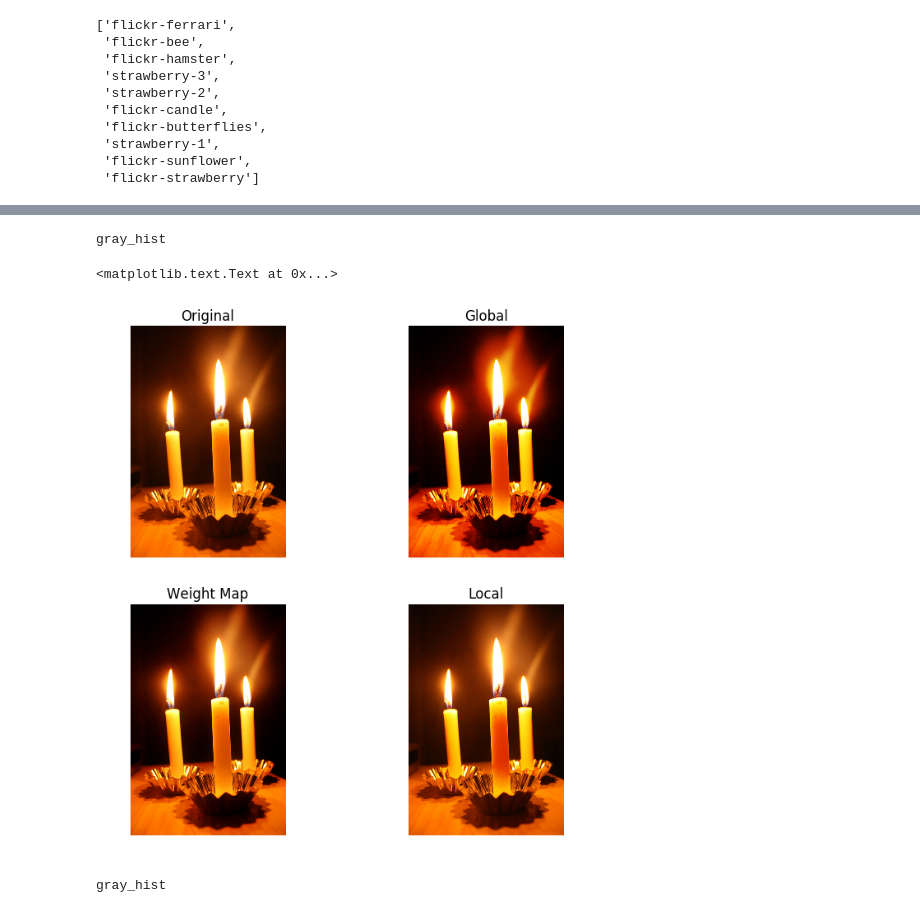
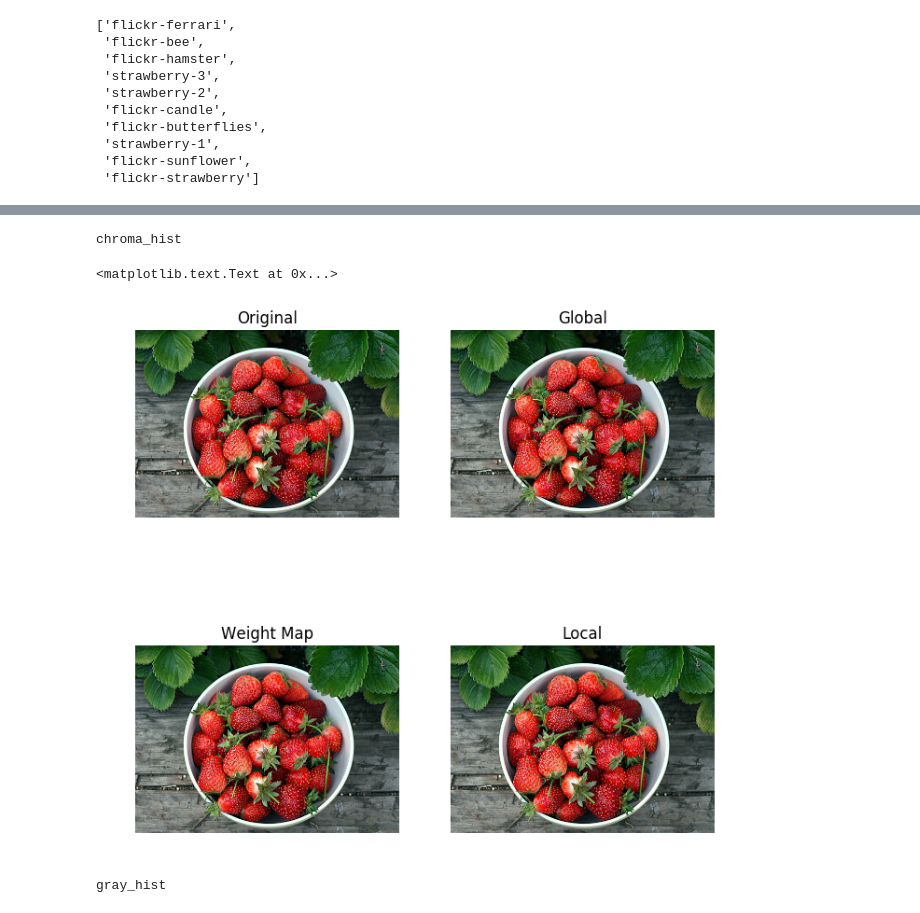
Before and after one commit to GrimReaperSam/SILE, a Jupyter notebook: Segmentation.ipynb, the cells around one changed output, grey strips where cells are left out. Saved outputs shown, nothing was run; the diff lists cells and outputs as text; code cells hidden in the pictures.

```diff
--- a/Segmentation.ipynb
+++ b/Segmentation.ipynb
@@ -31,9 +31,3 @@ filenames
  'strawberry-1',
  'flickr-sunflower',
  'flickr-strawberry']
-# %%
-filename = 'z-values/strawberry.pkl'
-zcollection = pickle.load(open(filename, 'rb'))
-
-for d in zcollection.descriptors:
-    print(d, zcollection.descriptors[d].delta_z)
@@ -52,5 +34,5 @@ frequency_hist 19.2002940135
 # %%
-filename = 'z-values/sunflower.pkl'
+filename = 'z-values/strawberry.pkl'
 zcollection = pickle.load(open(filename, 'rb'))
 
 for key in zcollection.reject('lightness_layout', 'chroma_layout', 'hue_layout', 'details_hist',
@@ -58,7 +40,7 @@ for key in zcollection.reject('lightness_layout', 'chroma_layout', 'hue_layout',
     dir_path = base_path / key
     dir_path.mkdir(exist_ok=True, parents=True)
 
-keyword = 'flickr-sunflower'
+keyword = 'strawberry-3'
 image = imread(originals_path / ('%s.jpg' % keyword))
 seg_b = imread(masks_path / ('%s-mask.png' % keyword)).astype(np.bool)
 
@@ -185,43 +120,43 @@ print(key)
 
 # Global enhancement
 result_g = ENHANCERS[key].enhance(image, z_delta, 2)
-imsave(g_g_path / ('%s.jpg' % keyword), result_g)
+#imsave(g_g_path / ('%s.jpg' % keyword), result_g)
 
 # Mask based enhancement
 weight_map = ENHANCERS[key].compute_weight_map(image, zcollection.descriptors[key].descriptor)
 result_w = weight_map * result_g + (1 - weight_map) * image
 result_w = result_w.astype(np.uint8)
-imsave(weight_maps_path / ('%s.jpg' % keyword), weight_map)
-imsave(g_w_path / ('%s.jpg' % keyword), result_w)
+# imsave(weight_maps_path / ('%s.jpg' % keyword), weight_map)
+# imsave(g_w_path / ('%s.jpg' % keyword), result_w)
 
 # Local enhancement
 result_l = ENHANCERS[key].enhance(image, z_delta, 2, mask=seg_b)
-imsave(g_l_path / ('%s.jpg' % keyword), result_l)
+# imsave(g_l_path / ('%s.jpg' % keyword), result_l)
 
 plt.rcParams['figure.figsize'] = 8, 8
 plt.subplot(2, 2, 1)
 plt.imshow(image)
 plt.axis('off')
 plt.title('Original')
 
 plt.subplot(2, 2, 2)
 plt.imshow(result_g)
 plt.axis('off')
 plt.title('Global')
 
 plt.subplot(2, 2, 3)
 plt.imshow(result_w)
 plt.axis('off')
 plt.title('Weight Map')
 
 plt.subplot(2, 2, 4)
 plt.imshow(result_l)
 plt.axis('off')
 plt.title('Local')
 # %% [output]
-gray_hist
+chroma_hist
 <matplotlib.text.Text at 0x...>
-[figure, old version]
+[figure, new version]
 # %%
 image_comparator = ImageComparator()
 key, z_delta = image_comparator.compare(image, zcollection, mask=seg_b)
```
Also changed, not shown: parts of 4 cells of this notebook, 4 other files.
